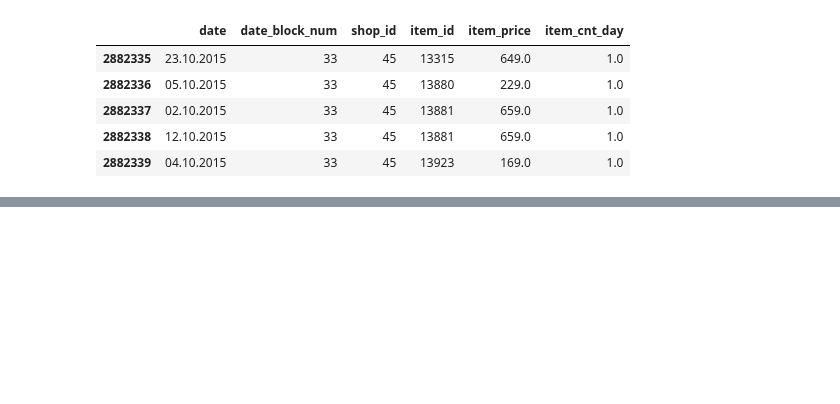
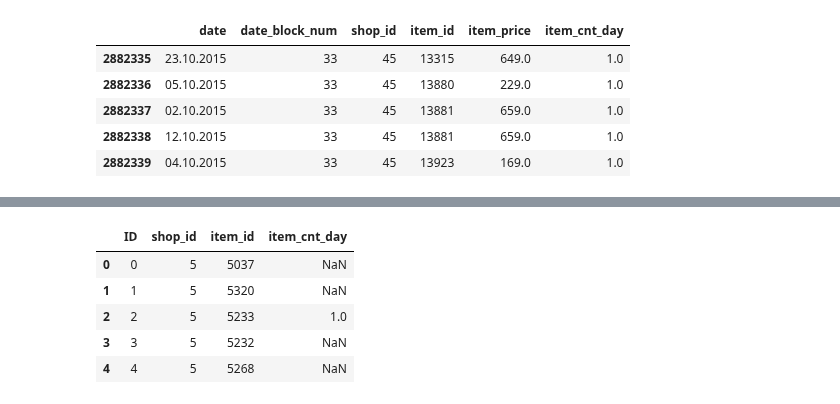
Before and after one commit to alessiorecchia/strive_exe, a Jupyter notebook: M4_Feature_Eng/06. FeatSel & DimRed/sales_exercise.ipynb, the cells around one changed output, grey strips where cells are left out. Saved outputs shown, nothing was run; the diff lists cells and outputs as text; code cells hidden in the pictures; blank space fills up the shorter version.

```diff
--- a/M4_Feature_Eng/06. FeatSel & DimRed/sales_exercise.ipynb
+++ b/M4_Feature_Eng/06. FeatSel & DimRed/sales_exercise.ipynb
@@ -104,0 +89,14 @@ df_october_sales.corr()['item_cnt_day'].abs().sort_values().plot.barh();
+# %%
+results = pd.merge(left = df_test,         # Left table for the join
+                   right = df_oct_sum, # Right table for the join
+                   on=["shop_id", "item_id"], # Common keys
+                   how='left')          # Type of join, keeping the table in the position specified
+
+results.head()
+# %% [output]
+|  | ID | shop_id | item_id | item_cnt_day |
+| 0 | 0 | 5 | 5037 | NaN |
+| 1 | 1 | 5 | 5320 | NaN |
+| 2 | 2 | 5 | 5233 | 1.0 |
+| 3 | 3 | 5 | 5232 | NaN |
+| 4 | 4 | 5 | 5268 | NaN |
```
Also changed, not shown: parts of 15 cells of this notebook.
